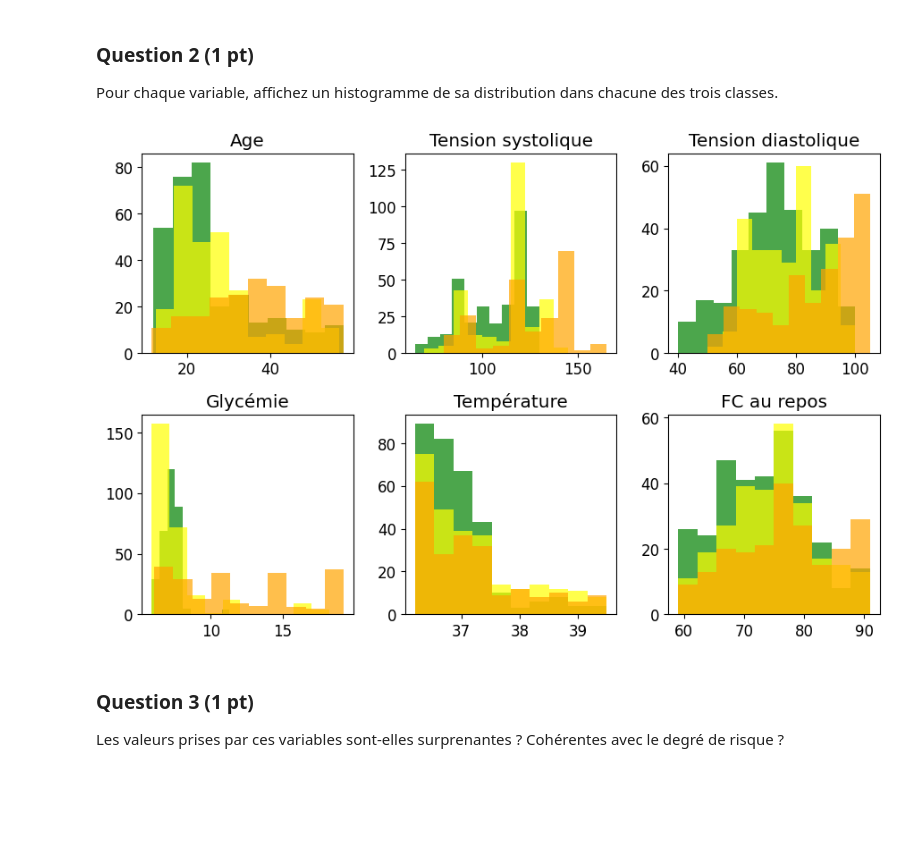
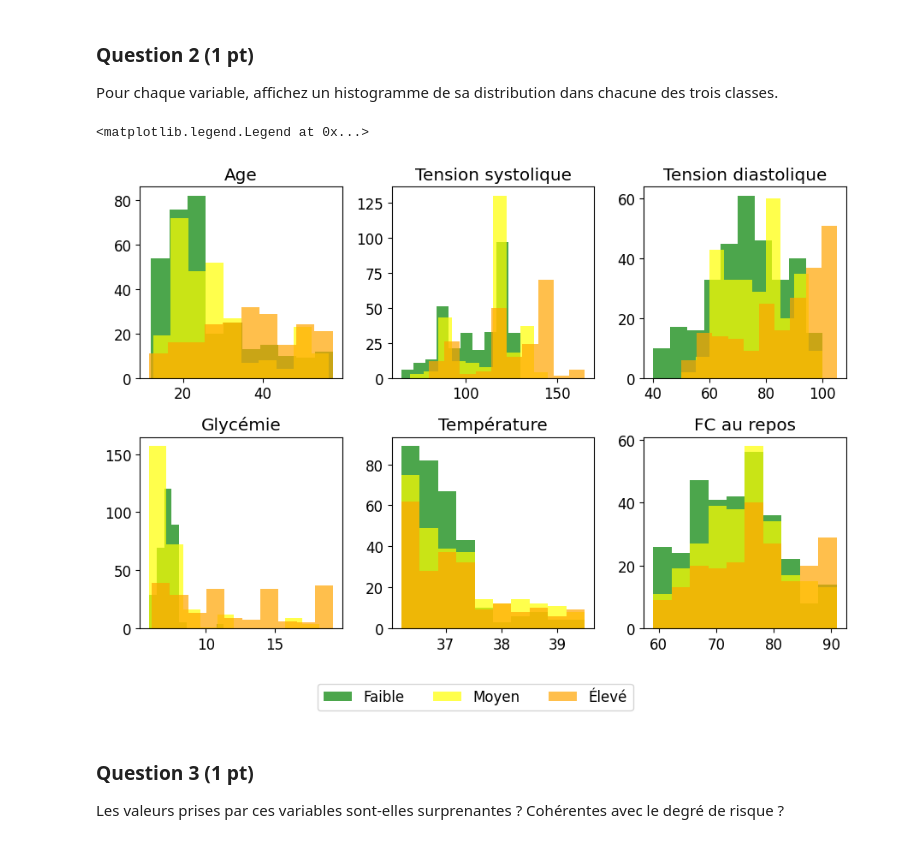
Before and after one commit to romain-lelaidier/sdd-projet, a Jupyter notebook: Projet.ipynb, the cells around one changed output. Drawn from its saved outputs; the diff is of its cells as text; code cells hidden in the pictures; blank space fills up the shorter version.

```diff
--- a/Projet.ipynb
+++ b/Projet.ipynb
@@ -96,17 +109,22 @@ risk_cmap = matplotlib.colors.ListedColormap(risk_colors)
 # %%
 fig = plt.figure(figsize=(9, 6))
 
 for (feat_idx, feat_name) in enumerate(df_train.columns[:6]):
     ax = fig.add_subplot(2, 3, (feat_idx+1))
 
     for risk_value in range(3):
-        h = ax.hist(df_train[df_train['Risque']==risk_value][feat_name], bins=10, edgecolor='none', alpha=0.7, color=risk_colors[risk_value])
+        label = ['Faible', 'Moyen', 'Élevé'][risk_value] if feat_idx == 0 else None
+
+        h = ax.hist(df_train[df_train['Risque'] == risk_value][feat_name],bins=10,edgecolor='none',alpha=0.7,color=risk_colors[risk_value],label=label)
 
     ax.set_title(feat_name)
 
 fig.tight_layout(pad=1.0)
+
+fig.legend(loc='lower center', ncol=3, bbox_to_anchor=(0.5, -0.1))
 # %% [output]
+<matplotlib.legend.Legend at 0x...>
-[figure, old version]
+[figure, new version]
 # %% [markdown]
 ### Question 3 (1 pt)
 Les valeurs prises par ces variables sont-elles surprenantes ? Cohérentes avec le degré de risque ?
```
Also changed, not shown: parts of 11 cells of this notebook.
